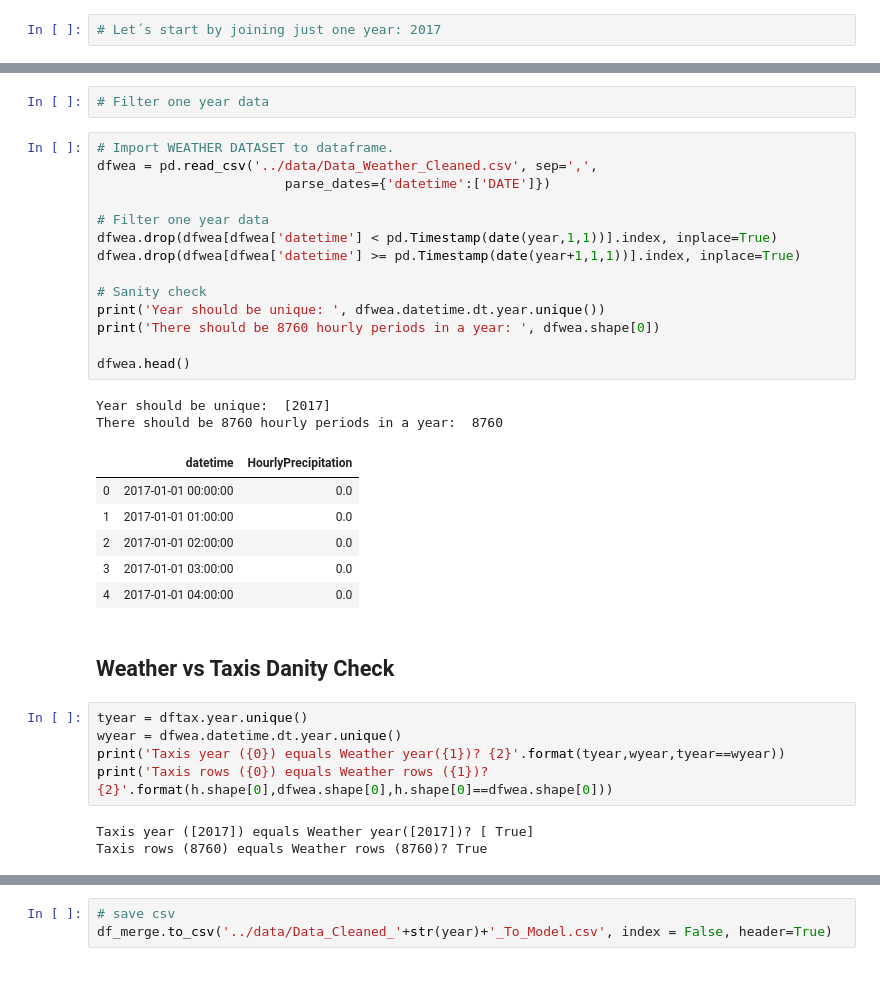
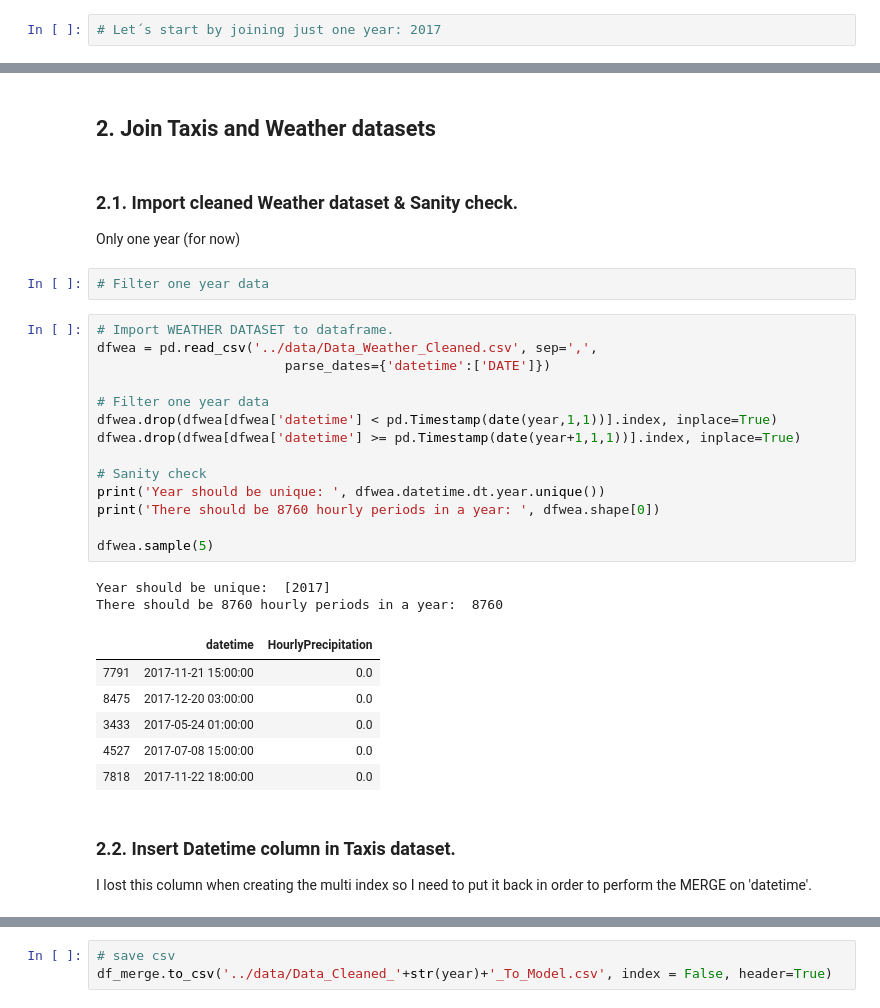
Before and after one commit to angelrps/MasterDataScience_FinalProject, a Jupyter notebook: notebooks/Data_Join_Taxis_Weather.ipynb, the cells around one changed output, grey strips where cells are left out. Drawn from its saved outputs; the diff is of its cells as text; blank space fills up the shorter version.

```diff
--- a/notebooks/Data_Join_Taxis_Weather.ipynb
+++ b/notebooks/Data_Join_Taxis_Weather.ipynb
@@ -230,35 +245,33 @@ Name: countLoc, dtype: int64
+# %% [markdown]
+## 2. Join Taxis and Weather datasets
+# %% [markdown]
+### 2.1. Import cleaned Weather dataset & Sanity check.
+Only one year (for now)
 # %%
 # Filter one year data
 # %%
 # Import WEATHER DATASET to dataframe.
 dfwea = pd.read_csv('../data/Data_Weather_Cleaned.csv', sep=',',
                         parse_dates={'datetime':['DATE']})
 
 # Filter one year data
 dfwea.drop(dfwea[dfwea['datetime'] < pd.Timestamp(date(year,1,1))].index, inplace=True)
 dfwea.drop(dfwea[dfwea['datetime'] >= pd.Timestamp(date(year+1,1,1))].index, inplace=True)
 
 # Sanity check
 print('Year should be unique: ', dfwea.datetime.dt.year.unique())
 print('There should be 8760 hourly periods in a year: ', dfwea.shape[0])
 
-dfwea.head()
+dfwea.sample(5)
 # %% [output]
 Year should be unique:  [2017]
 There should be 8760 hourly periods in a year:  8760
 |  | datetime | HourlyPrecipitation |
-| 0 | 2017-01-01 00:00:00 | 0.0 |
-| 1 | 2017-01-01 01:00:00 | 0.0 |
-| 2 | 2017-01-01 02:00:00 | 0.0 |
-| 3 | 2017-01-01 03:00:00 | 0.0 |
-| 4 | 2017-01-01 04:00:00 | 0.0 |
+| 7791 | 2017-11-21 15:00:00 | 0.0 |
+| 8475 | 2017-12-20 03:00:00 | 0.0 |
+| 3433 | 2017-05-24 01:00:00 | 0.0 |
+| 4527 | 2017-07-08 15:00:00 | 0.0 |
+| 7818 | 2017-11-22 18:00:00 | 0.0 |
-# %% [markdown]
-## Weather vs Taxis Danity Check
-# %%
-tyear = dftax.year.unique()
-wyear = dfwea.datetime.dt.year.unique()
-print('Taxis year ({0}) equals Weather year({1})? {2}'.format(tyear,wyear,tyear==wyear))
-print('Taxis rows ({0}) equals Weather rows ({1})? {2}'.format(h.shape[0],dfwea.shape[0],h.shape[0]==dfwea.shape[0]))
-# %% [output]
-Taxis year ([2017]) equals Weather year([2017])? [ True]
-Taxis rows (8760) equals Weather rows (8760)? True
+# %% [markdown]
+### 2.2. Insert Datetime column in Taxis dataset.
+I lost this column when creating the multi index so I need to put it back in order to perform the MERGE on 'datetime'.
```
Also changed, not shown: parts of 41 cells of this notebook.
